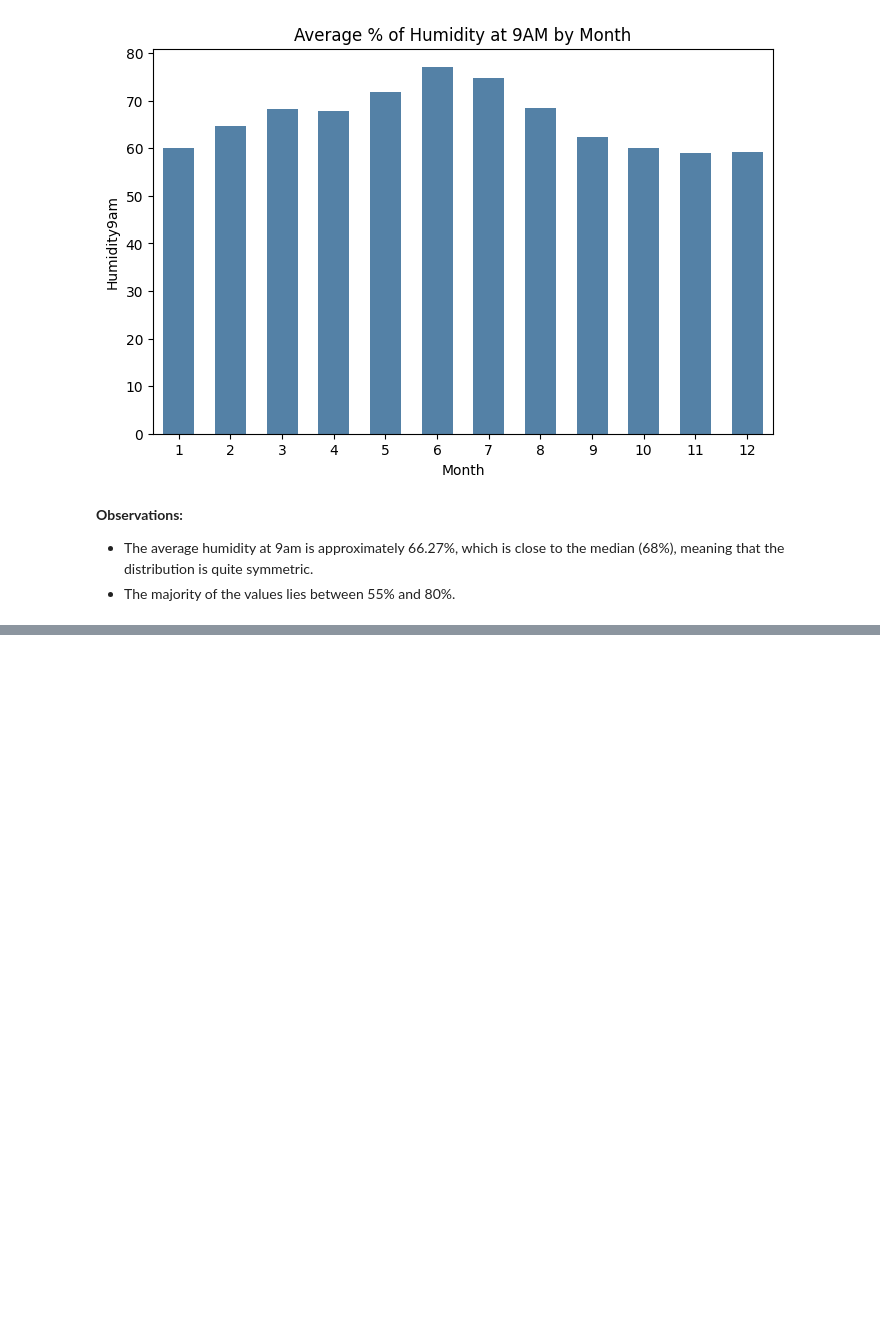
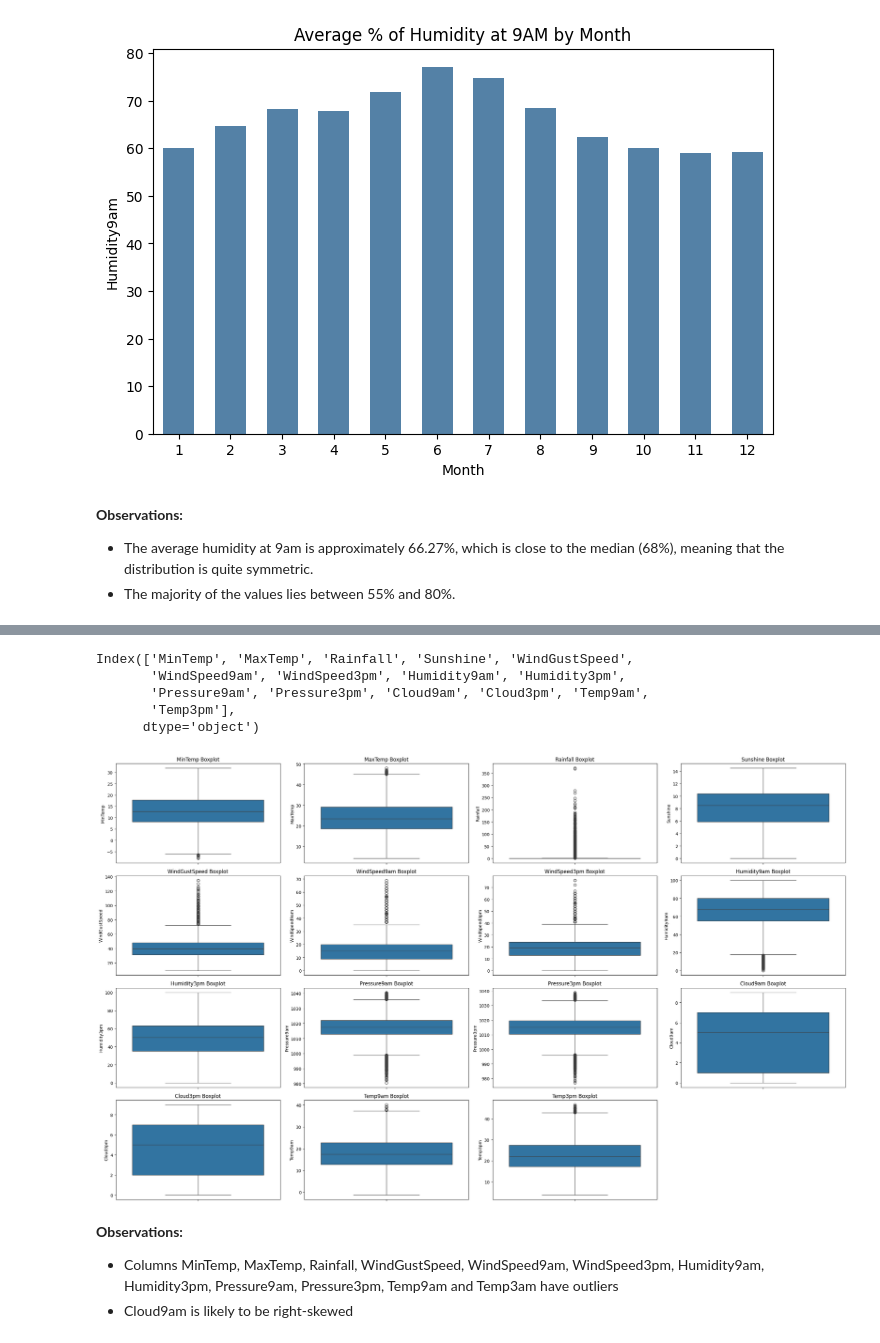
Before and after one commit to dzungpnguyen/rain-in-australia, a Jupyter notebook: data_exploration_analysis.ipynb, the cells around one changed output, grey strips where cells are left out. Drawn from its saved outputs; the diff is of its cells as text; code cells hidden in the pictures; blank space fills up the shorter version.

Commit message:
boxplot outliers

```diff
--- a/data_exploration_analysis.ipynb
+++ b/data_exploration_analysis.ipynb
@@ -727,0 +759,25 @@ plt.show()
+# %%
+numeric_columns = df.select_dtypes(exclude=['object', 'int', 'datetime64']).columns
+numeric_columns
+# %% [output]
+Index(['MinTemp', 'MaxTemp', 'Rainfall', 'Sunshine', 'WindGustSpeed',
+       'WindSpeed9am', 'WindSpeed3pm', 'Humidity9am', 'Humidity3pm',
+       'Pressure9am', 'Pressure3pm', 'Cloud9am', 'Cloud3pm', 'Temp9am',
+       'Temp3pm'],
+      dtype='object')
+# %%
+plt.figure(figsize=(25, 15))
+
+for column in range(len(numeric_columns)):
+    plt.subplot(4, 4, column+1)
+    sns.boxplot(y=df[numeric_columns[column]])
+    plt.title(f'{numeric_columns[column]} Boxplot')
+
+plt.tight_layout()
+plt.show()
+# %% [output]
+[figure, added]
+# %% [markdown]
+**Observations:**
+- Columns MinTemp, MaxTemp, Rainfall, WindGustSpeed, WindSpeed9am, WindSpeed3pm, Humidity9am, Humidity3pm, Pressure9am, Pressure3pm, Temp9am and Temp3am have outliers
+- Cloud9am is likely to be right-skewed
```
Also changed, not shown: parts of 22 cells of this notebook.
